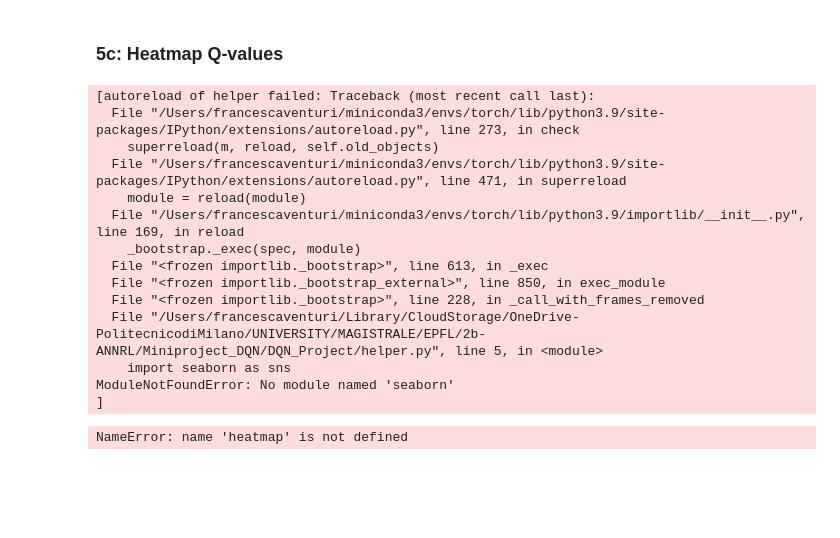
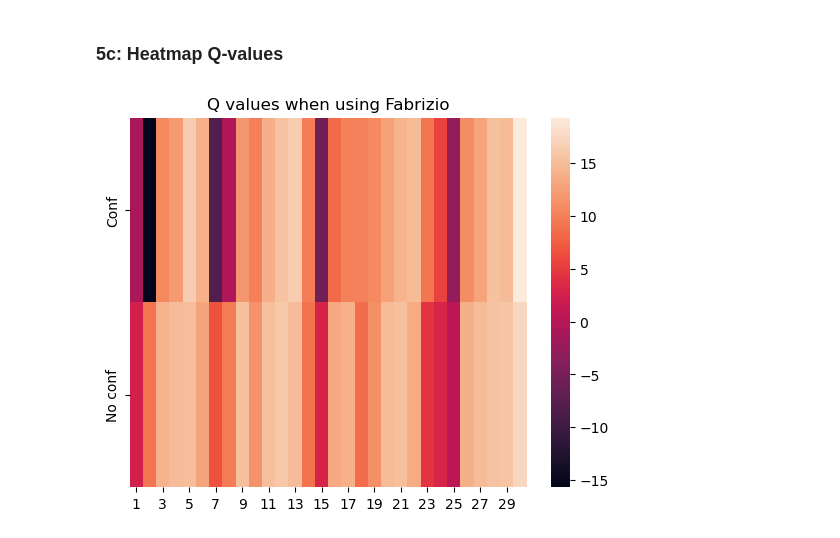
Before and after one commit to RiccardoBrioschi/DQN_Project, a Jupyter notebook: PROJECT DQN .ipynb, the cells around one changed output. Saved outputs shown, nothing was run; the diff lists cells and outputs as text; code cells hidden in the pictures; blank space fills up the shorter version.

Commit message:
heatmap function

```diff
--- a/PROJECT DQN .ipynb
+++ b/PROJECT DQN .ipynb
@@ -1949,20 +1869,6 @@ NameError: name 'best_agent_FacgorizedDQN' is not defined
 # %% [markdown]
 ### 5c: Heatmap Q-values
 # %%
-heatmap(best_agent_SingleDQN, 4, list('abcd'), 'Fabrizio')
+heatmap(best_agent_SingleDQN, 2, ['Conf','No conf'], 'Fabrizio',env)
 # %% [output]
-[autoreload of helper failed: Traceback (most recent call last):
-  File "/Users/francescaventuri/miniconda3/envs/torch/lib/python3.9/site-packages/IPython/extensions/autoreload.py", line 273, in check
-    superreload(m, reload, self.old_objects)
-  File "/Users/francescaventuri/miniconda3/envs/torch/lib/python3.9/site-packages/IPython/extensions/autoreload.py", line 471, in superreload
-    module = reload(module)
-  File "/Users/francescaventuri/miniconda3/envs/torch/lib/python3.9/importlib/__init__.py", line 169, in reload
-    _bootstrap._exec(spec, module)
-  File "<frozen importlib._bootstrap>", line 613, in _exec
-  File "<frozen importlib._bootstrap_external>", line 850, in exec_module
-  File "<frozen importlib._bootstrap>", line 228, in _call_with_frames_removed
-  File "/Users/francescaventuri/Library/CloudStorage/OneDrive-PolitecnicodiMilano/UNIVERSITY/MAGISTRALE/EPFL/2b-ANNRL/Miniproject_DQN/DQN_Project/helper.py", line 5, in <module>
-    import seaborn as sns
-ModuleNotFoundError: No module named 'seaborn'
-]
-NameError: name 'heatmap' is not defined
+[figure, added]
```
Also changed, not shown: parts of 3 cells of this notebook, 1 other file.
